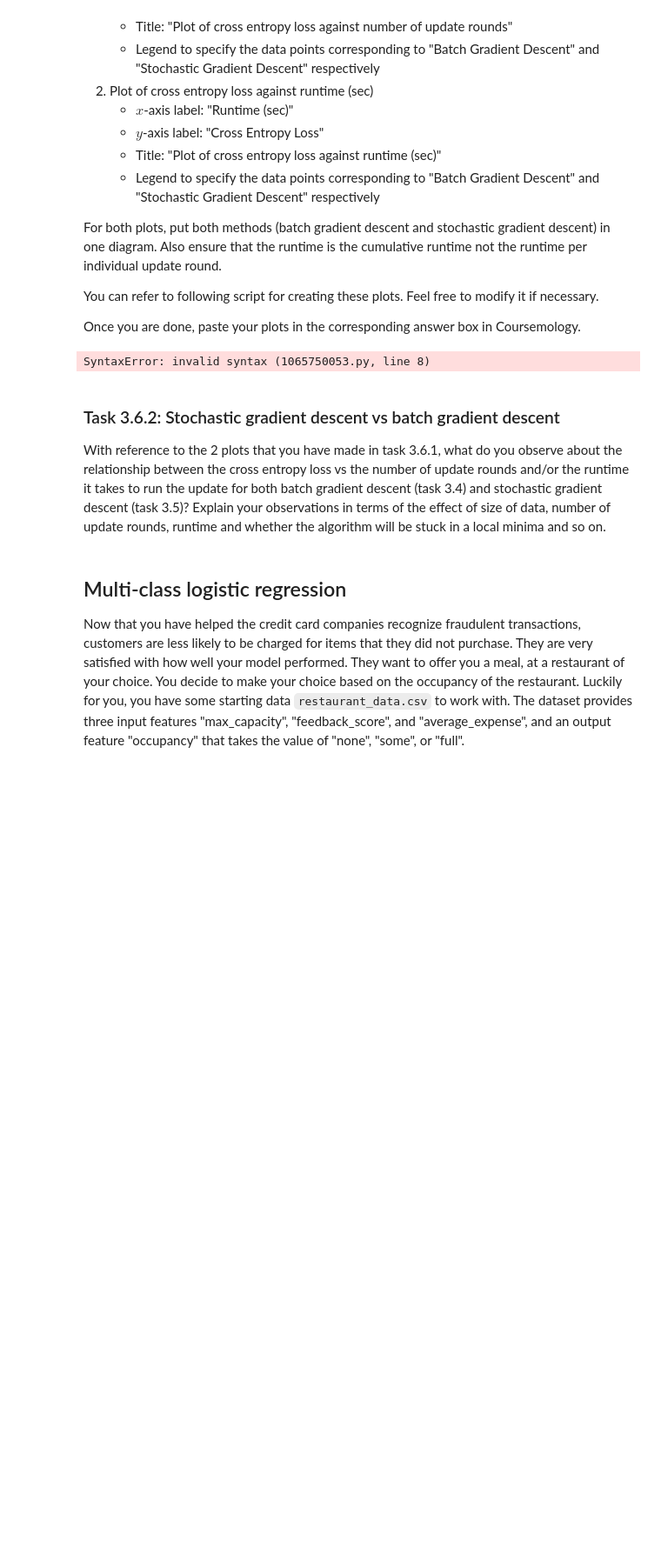
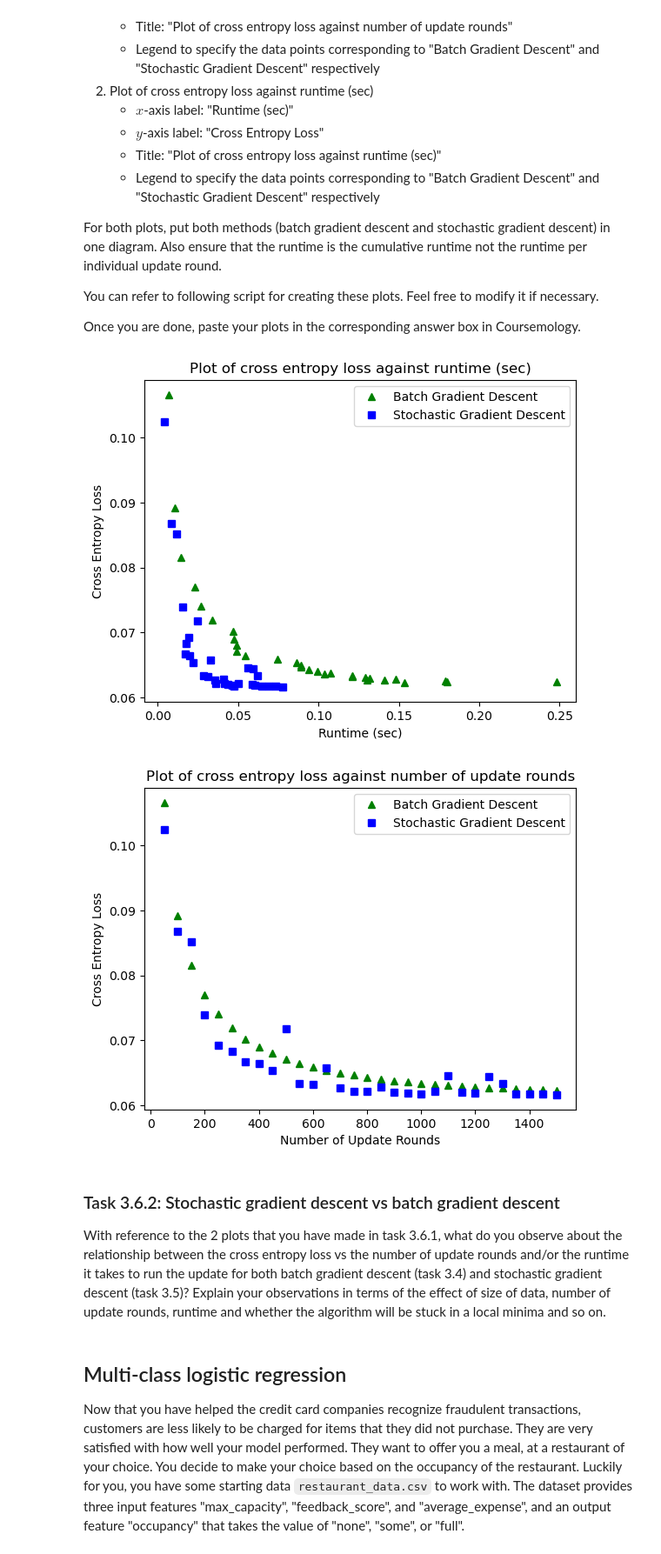
Before and after one commit to Kurtyjlee/CS2109S, a Jupyter notebook: ps5/ps5.ipynb, the cells around one changed output. Shown at 87% size. Drawn from its saved outputs; the diff is of its cells as text; code cells hidden in the pictures; blank space fills up the shorter version.

```diff
--- a/ps5/ps5.ipynb
+++ b/ps5/ps5.ipynb
@@ -428,7 +428,7 @@ def cost_function(X: np.ndarray, y: np.ndarray, weight_vector: np.ndarray):
     eps = np.finfo(np.float64).eps
     pow = -1 * (X @ weight_vector.T)
     hw = 1 / (1 + np.exp(pow))
-    return (-y @ np.log(hw + eps) - (1 - y) @ np.log(1 - hw)) / len(y)
+    return (-y @ np.log(hw + eps) - (1 - y) @ np.log(1 - hw)) / (len(y) + eps)
 # %%
 data1 = [[111.1, 10, 0], [111.2, 20, 0], [111.3, 10, 0], [111.4, 10, 0], [111.5, 10, 0], [111.6, 10, 1], [111.4, 10, 0], [111.5, 10, 1], [111.6, 10, 1]]
 df1 = pd.DataFrame(data1, columns = ['V1', 'V2', 'Class'])
@@ -657,42 +657,59 @@ Once you are done, paste your plots in the corresponding answer box in Coursemol
 # %%
 import matplotlib.pyplot as plt
 from time import time
 
-# TODO: Plot of cross entropy loss against number of update rounds
-# TODO: Plot of cross entropy loss against runtime (sec)
+# Data
+credit_sample_df = random_oversampling(credit_df)
+X_sample, y_sample = X[:1000], y[:1000].reshape(-1)
+num_interations = 1500
 
-# Example of plotting cross entropy loss against runtime (sec)
-# X_sample, y_sample =
-# num_interations =
-# batch_times = []
-# batch_costs = []
+# plotting cross entropy loss against runtime (sec)
+batch_times = []
+batch_costs = []
+batch_rounds = []
+for i in range(50, num_interations + 1, 50):
+    start = time()
+    weight_vector = logistic_regression_batch_gradient_descent(X_sample, y_sample, i, 0, 1e-5)
+    stop = time()
+    batch_times.append(stop - start)
+    batch_costs.append(cost_function(X_sample, y_sample, weight_vector))
+    batch_rounds.append(i)
 
-# for i in range(50, num_interations + 1, 50):
-#     start = time()
-#     weight_vector = logistic_regression_batch_gradient_descent(X_sample, y_sample, i, 0, 1e-5)
-#     stop = time()
-#     batch_times.append(stop - start)
-#     batch_costs.append(cost_function(X_sample, y_sample, weight_vector))
-# plt.plot(batch_times, batch_costs, 'g^', label="Batch Gradient Descent")
+stochastic_times = []
+stochastic_costs = []
+stochastic_rounds = []
+for i in range(50, num_interations + 1, 50):
+    start = time()
+    weight_vector = logistic_regression_stochastic_gradient_descent(X_sample, y_sample, i, 0, 1e-5)
+    stop = time()
+    stochastic_times.append(stop - start)
+    stochastic_costs.append(cost_function(X_sample, y_sample, weight_vector))
+    stochastic_rounds.append(i)
 
-# stochastic_times = []
-# stochastic_costs = []
-# for i in range(50, num_interations + 1, 50):
-#     start = time()
-#     weight_vector = logistic_regression_stochastic_gradient_descent(X_sample, y_sample, i, 0, 1e-5)
-#     stop = time()
-#     stochastic_times.append(stop - start)
-#     stochastic_costs.append(cost_function(X_sample, y_sample, weight_vector))
-# plt.plot(stochastic_times, stochastic_costs, 'bs', label="Stochastic Gradient Descent")
+# runtime
+plt.plot(batch_times, batch_costs, 'g^', label="Batch Gradient Descent")
+plt.plot(stochastic_times, stochastic_costs, 'bs', label="Stochastic Gradient Descent")
 
-# plt.xlabel('Runtime (sec)')
-# plt.ylabel('Cross Entropy Loss')
-# plt.legend()
-# plt.title('Plot of cross entropy loss against runtime (sec)')
+plt.xlabel('Runtime (sec)')
+plt.ylabel('Cross Entropy Loss')
+plt.legend()
+plt.title('Plot of cross entropy loss against runtime (sec)')
 
-# plt.show()
+plt.show()
+
+# number of iterations
+plt.plot(batch_rounds, batch_costs, 'g^', label="Batch Gradient Descent")
+plt.plot(stochastic_rounds, stochastic_costs, 'bs', label="Stochastic Gradient Descent")
+
+plt.xlabel('Number of Update Rounds')
+plt.ylabel('Cross Entropy Loss')
+plt.legend()
+plt.title('Plot of cross entropy loss against number of update rounds')
+
+plt.show()
 # %% [output]
-SyntaxError: invalid syntax (1065750053.py, line 8)
+[figure, added]
+[figure, added]
 # %% [markdown]
 ### Task 3.6.2: Stochastic gradient descent vs batch gradient descent
 
```
Also changed, not shown: parts of 2 cells of this notebook.
